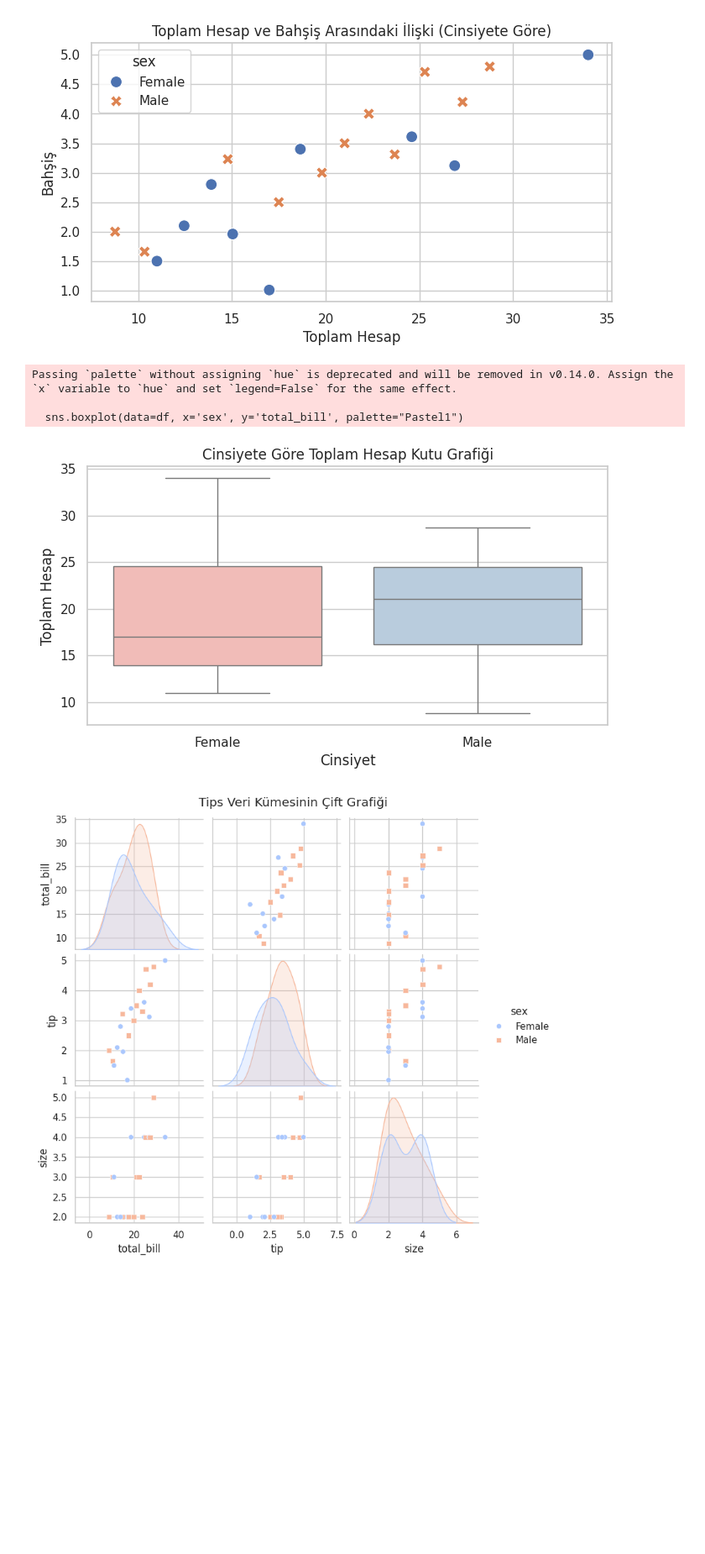
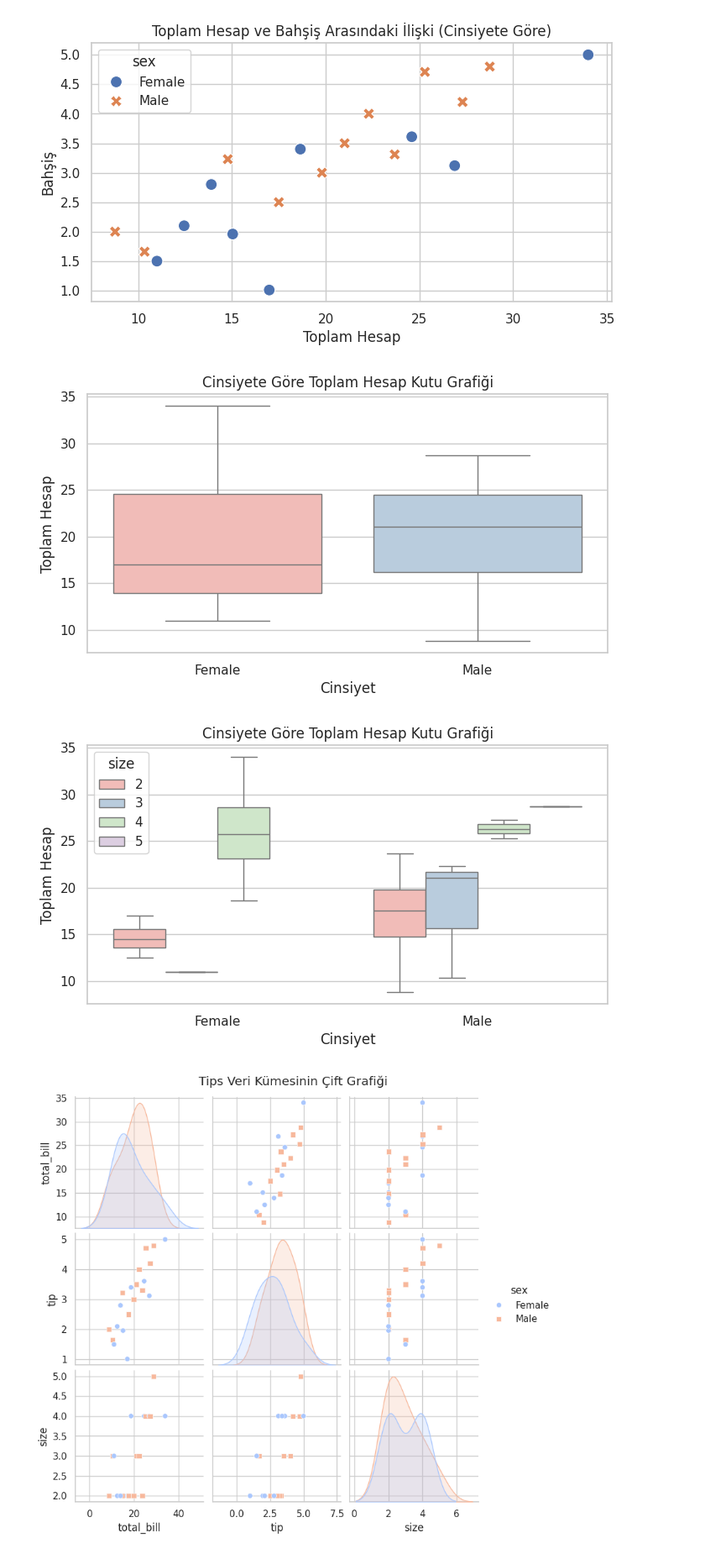
Before and after one commit to onuralpArsln/MlAiTutorialProjects, a Jupyter notebook: 12-VideoSources/seabornVis.ipynb, the cells around one changed output. Shown at 84% size. Drawn from its saved outputs; the diff is of its cells as text; code cells hidden in the pictures; blank space fills up the shorter version.

Commit message:
Mega data struture

```diff
--- a/12-VideoSources/seabornVis.ipynb
+++ b/12-VideoSources/seabornVis.ipynb
@@ -137,16 +137,23 @@ plt.show()
 # %%
 # Cinsiyete göre toplam hesap dağılımını gösteren kutu grafiği
 plt.figure(figsize=(8, 4))
-sns.boxplot(data=df, x='sex', y='total_bill', palette="Pastel1")
+sns.boxplot(data=df, x='sex', y='total_bill',hue="sex", palette="Pastel1")
 plt.title("Cinsiyete Göre Toplam Hesap Kutu Grafiği")
 plt.xlabel("Cinsiyet")
 plt.ylabel("Toplam Hesap")
 plt.show()
 # %% [output]
-Passing `palette` without assigning `hue` is deprecated and will be removed in v0.14.0. Assign the `x` variable to `hue` and set `legend=False` for the same effect.
-
-  sns.boxplot(data=df, x='sex', y='total_bill', palette="Pastel1")
 [figure]
+# %%
+# Cinsiyete göre toplam hesap dağılımını grup boyutu ile  gösteren kutu grafiği
+plt.figure(figsize=(8, 4))
+sns.boxplot(data=df, x='sex', y='total_bill', hue="size", palette="Pastel1")
+plt.title("Cinsiyete Göre Toplam Hesap Kutu Grafiği")
+plt.xlabel("Cinsiyet")
+plt.ylabel("Toplam Hesap")
+plt.show()
+# %% [output]
+[figure, added]
 # %%
 # Tüm sayısal değişkenler arasındaki ilişkileri keşfetmek için çift grafiği
 sns.pairplot(df, hue='sex', palette="coolwarm", markers=["o", "s"])
```
